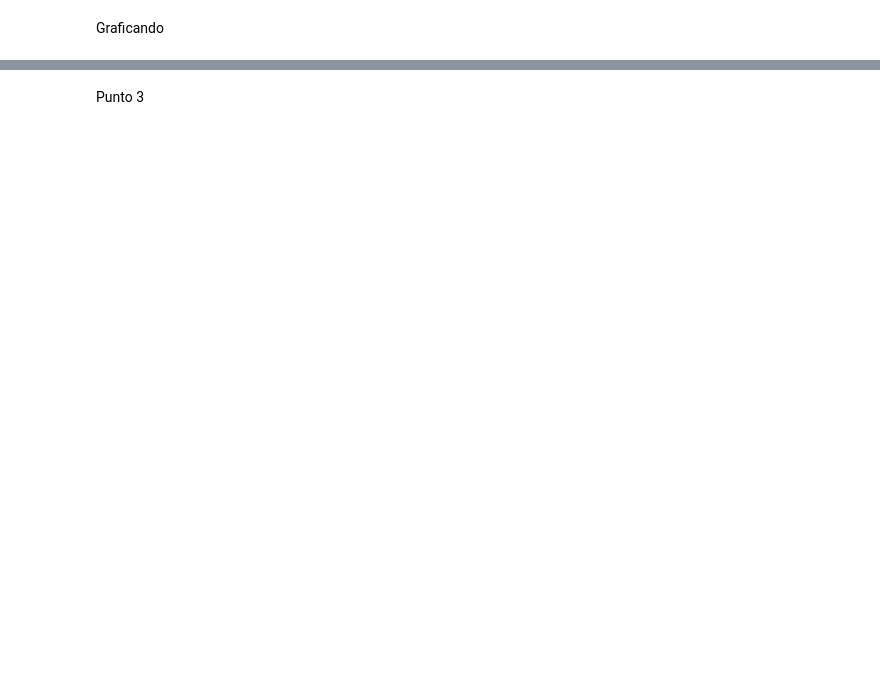
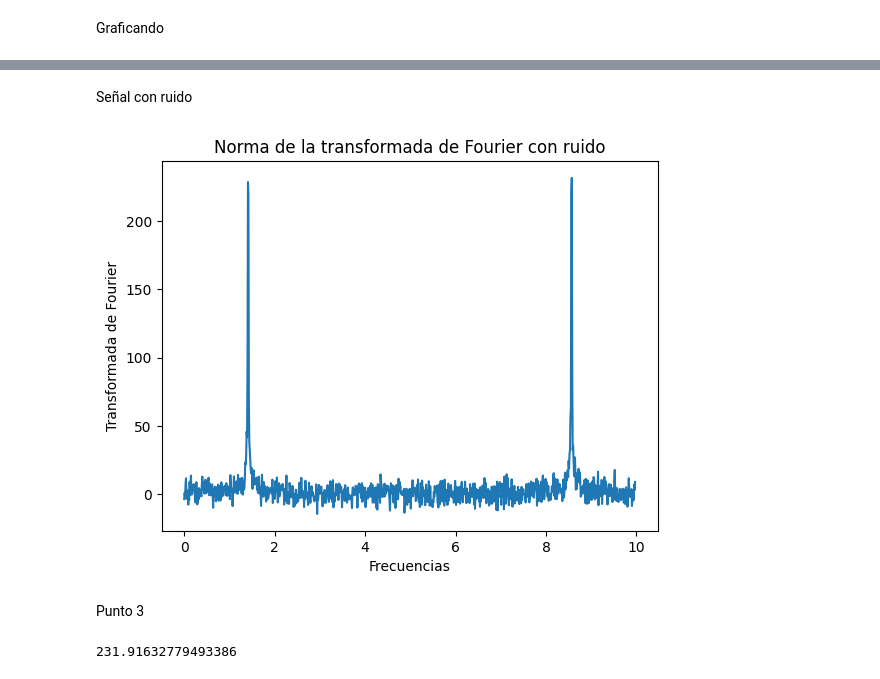
Before and after one commit to Metodos-Computacionales-II/Talleres, a Jupyter notebook: Taller_1.ipynb, the cells around one changed output, grey strips where cells are left out. Saved outputs shown, nothing was run; the diff lists cells and outputs as text; code cells hidden in the pictures; blank space fills up the shorter version.

```diff
--- a/Taller_1.ipynb
+++ b/Taller_1.ipynb
@@ -47,2 +46,20 @@ ValueError: x and y must be the same size
+# %% [markdown]
+Señal con ruido
+# %%
+ruido=transformadas.copy()
+ruido+=np.random.normal(0.0,5,len(transformadas))
+plt.plot(frecuencias,ruido)
+plt.xlabel("Frecuencias")
+plt.ylabel("Transformada de Fourier")
+plt.title("Norma de la transformada de Fourier con ruido")
+plt.show()
+# %% [output]
+[figure, added]
 # %% [markdown]
 Punto 3
+# %%
+#encontrar el pico principal
+pico_max=np.max(transformadas)
+media_altura=pico_max/2
+# %% [output]
+231.91632779493386
```
Also changed, not shown: parts of 3 cells of this notebook.
